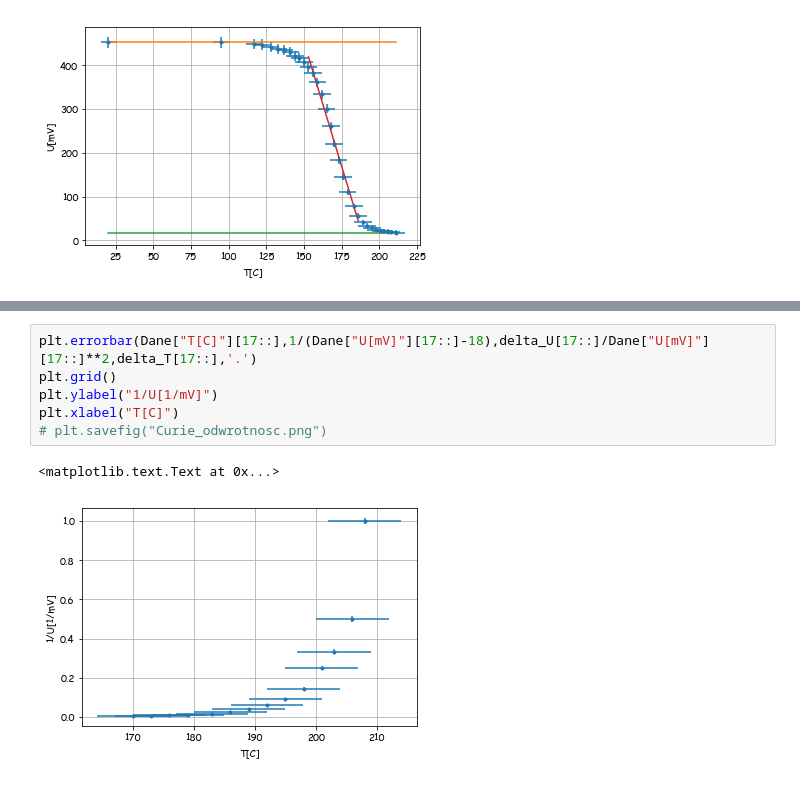
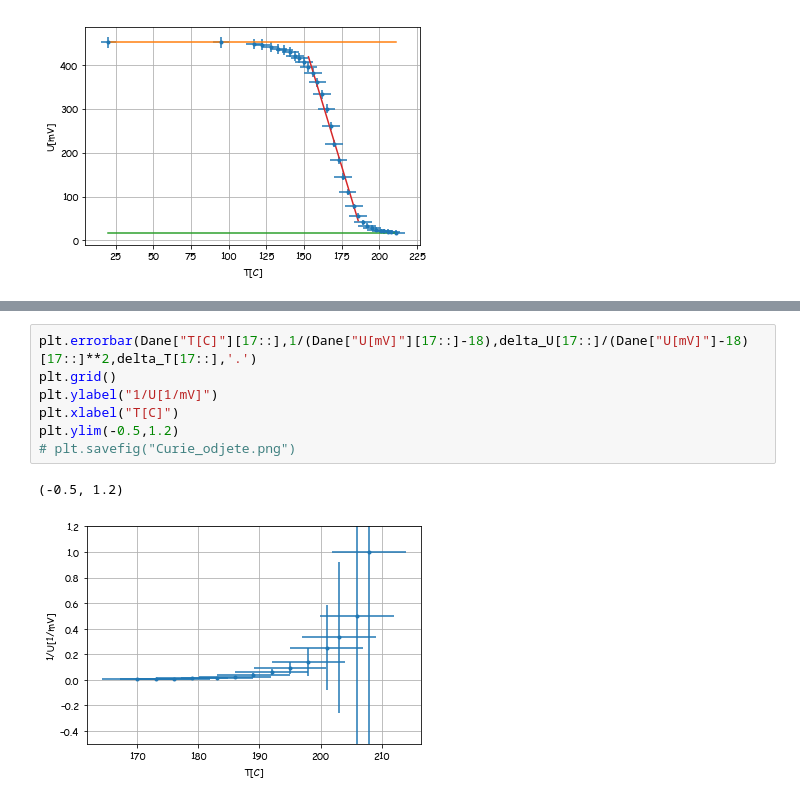
Before and after one commit to MarikinPaulina/LabFiz1, a Jupyter notebook: 03-20-Histereza/Histereza.ipynb, the cells around one changed output, grey strips where cells are left out. Drawn from its saved outputs; the diff is of its cells as text.

Commit message:
Curie tabelka

```diff
--- a/03-20-Histereza/Histereza.ipynb
+++ b/03-20-Histereza/Histereza.ipynb
@@ -100,10 +101,11 @@ plt.savefig("Curie_odwrotnosc.png")
 [figure]
 # %%
-plt.errorbar(Dane["T[C]"][17::],1/(Dane["U[mV]"][17::]-18),delta_U[17::]/Dane["U[mV]"][17::]**2,delta_T[17::],'.')
+plt.errorbar(Dane["T[C]"][17::],1/(Dane["U[mV]"][17::]-18),delta_U[17::]/(Dane["U[mV]"]-18)[17::]**2,delta_T[17::],'.')
 plt.grid()
 plt.ylabel("1/U[1/mV]")
 plt.xlabel("T[C]")
-# plt.savefig("Curie_odwrotnosc.png")
+plt.ylim(-0.5,1.2)
+# plt.savefig("Curie_odjete.png")
 # %% [output]
-<matplotlib.text.Text at 0x...>
+(-0.5, 1.2)
-[figure, old version]
+[figure, new version]
```
Also changed, not shown: parts of 2 cells of this notebook, 3 other files.
